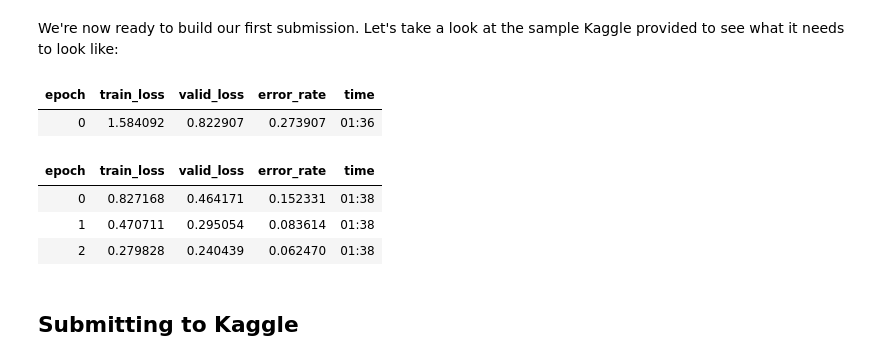
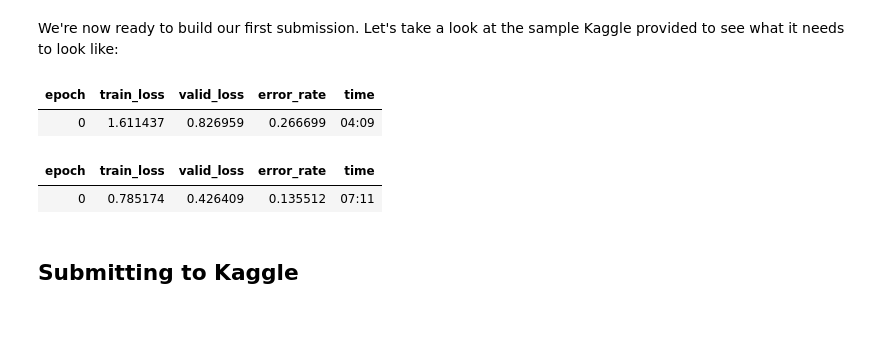
Before and after one commit to bthek1/fastAIcourse, a Jupyter notebook: nbs/060_Kaggle_tut.ipynb, the cells around one changed output. Saved outputs shown, nothing was run; the diff lists cells and outputs as text; code cells hidden in the pictures; blank space fills up the shorter version.

```diff
--- a/nbs/060_Kaggle_tut.ipynb
+++ b/nbs/060_Kaggle_tut.ipynb
@@ -181,16 +162,12 @@ arch = 'convnext_small'
 # %%
-#|eval: false
-learn2 = vision_learner(dls, arch, metrics=error_rate, path='.')
+learn2 = vision_learner(dls, arch, metrics=error_rate, path='.').to_fp16()
-# %%
-#|eval: false
-learn2.fine_tune(3)
-# %% [output]
-| epoch | train_loss | valid_loss | error_rate | time |
-| 0 | 1.584092 | 0.822907 | 0.273907 | 01:36 |
-| epoch | train_loss | valid_loss | error_rate | time |
-| 0 | 0.827168 | 0.464171 | 0.152331 | 01:38 |
-| 1 | 0.470711 | 0.295054 | 0.083614 | 01:38 |
-| 2 | 0.279828 | 0.240439 | 0.062470 | 01:38 |
+# %%
+learn2.fine_tune(1)
+# %% [output]
+| epoch | train_loss | valid_loss | error_rate | time |
+| 0 | 1.611437 | 0.826959 | 0.266699 | 04:09 |
+| epoch | train_loss | valid_loss | error_rate | time |
+| 0 | 0.785174 | 0.426409 | 0.135512 | 07:11 |
 # %% [markdown]
 ## Submitting to Kaggle
 # %%
```
Also changed, not shown: parts of 32 cells of this notebook, 8 other files.
